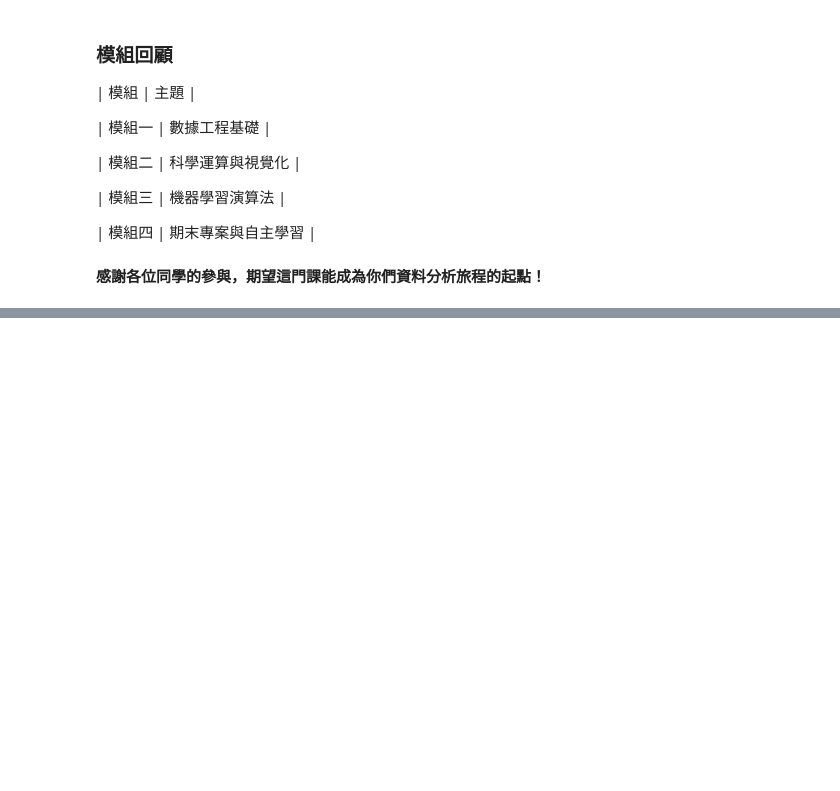
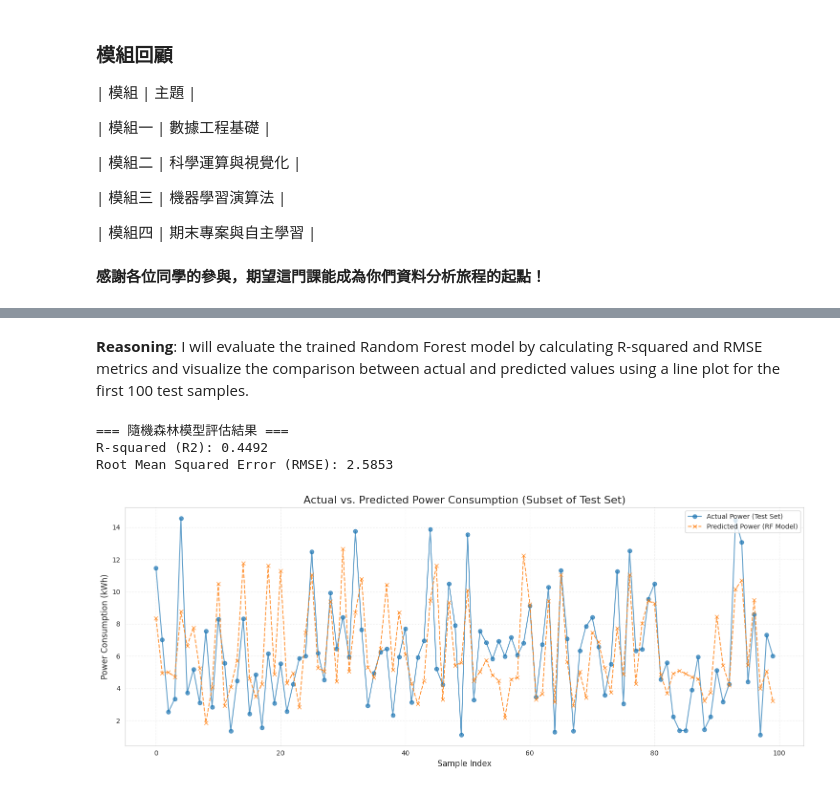
Before and after one commit to linyue0096/N2, a Jupyter notebook: Algorithms_and_Data_Analytics.ipynb, the cells around one changed output, grey strips where cells are left out. Drawn from its saved outputs; the diff is of its cells as text; code cells hidden in the pictures; blank space fills up the shorter version.

```diff
--- a/Algorithms_and_Data_Analytics.ipynb
+++ b/Algorithms_and_Data_Analytics.ipynb
@@ -2218,0 +2989,39 @@ print("祝大家在資料科學道路上持續前進!")
+# %% [markdown]
+**Reasoning**:
+I will evaluate the trained Random Forest model by calculating R-squared and RMSE metrics and visualize the comparison between actual and predicted values using a line plot for the first 100 test samples.
+# %%
+from sklearn.metrics import mean_squared_error, r2_score
+import matplotlib.pyplot as plt
+import numpy as np
+
+# 1. 取得測試集預測值
+y_pred_rf = rf_model.predict(X_test)
+
+# 2. 計算評估指標
+r2_rf = r2_score(y_test, y_pred_rf)
+mse_rf = mean_squared_error(y_test, y_pred_rf)
+rmse_rf = np.sqrt(mse_rf)
+
+print("=== 隨機森林模型評估結果 ===")
+print(f"R-squared (R2): {r2_rf:.4f}")
+print(f"Root Mean Squared Error (RMSE): {rmse_rf:.4f}")
+
+# 3. 視覺化對比 (選取前 100 筆測試資料)
+plt.figure(figsize=(15, 6))
+plt.plot(np.arange(100), y_test.iloc[:100].values, label='Actual Power (Test Set)', color='#1f77b4', marker='o', alpha=0.7)
+plt.plot(np.arange(100), y_pred_rf[:100], label='Predicted Power (RF Model)', color='#ff7f0e', linestyle='--', marker='x', alpha=0.8)
+
+# 4. 添加圖表細節
+plt.title('Actual vs. Predicted Power Consumption (Subset of Test Set)', fontsize=16)
+plt.xlabel('Sample Index', fontsize=12)
+plt.ylabel('Power Consumption (kWh)', fontsize=12)
+plt.legend(loc='upper right')
+plt.grid(True, linestyle=':', alpha=0.6)
+
+plt.tight_layout()
+plt.show()
+# %% [output]
+=== 隨機森林模型評估結果 ===
+R-squared (R2): 0.4492
+Root Mean Squared Error (RMSE): 2.5853
+[figure, added]
```
Also changed, not shown: parts of 89 cells of this notebook.
